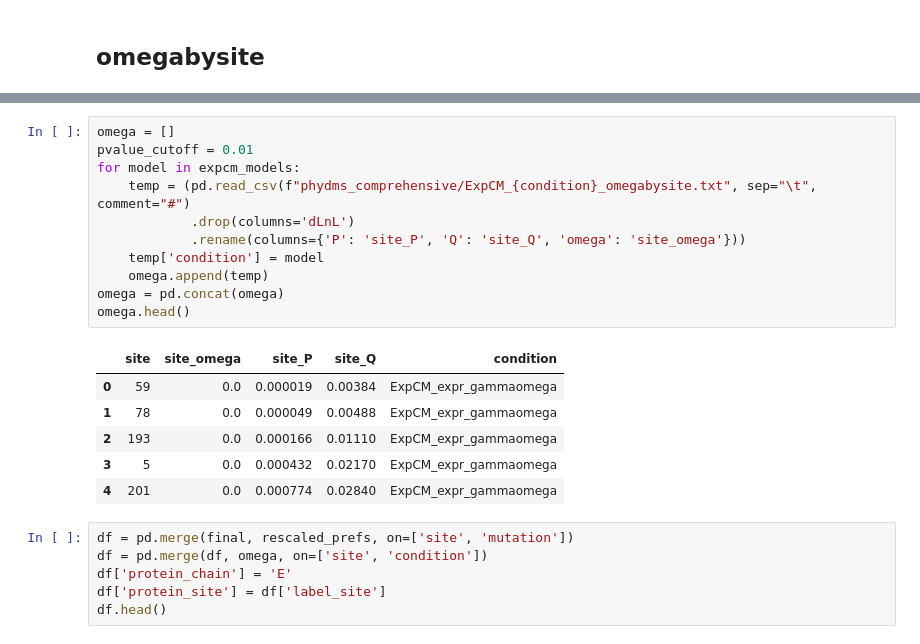
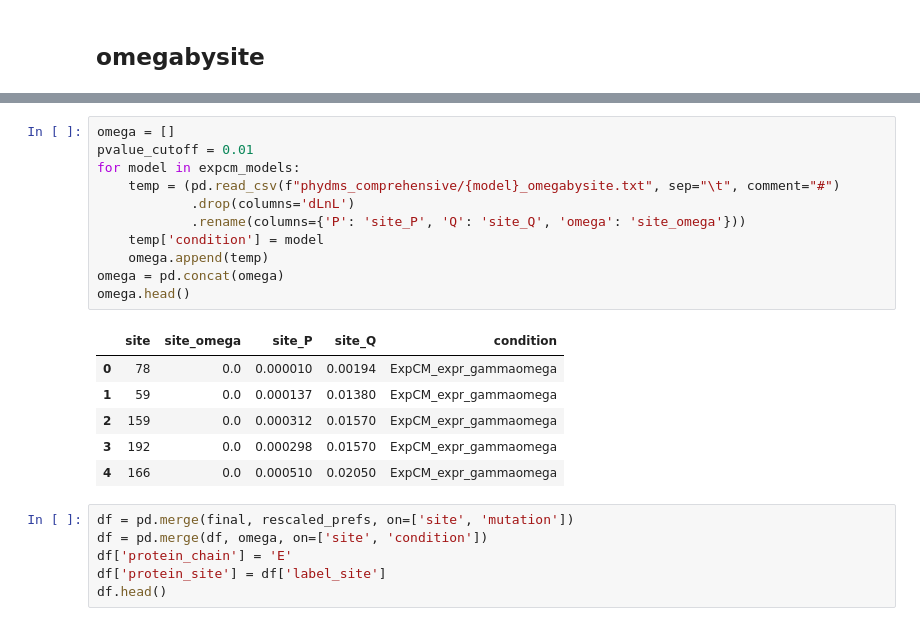
Before and after one commit to jbloomlab/SARS-CoV-phydms, a Jupyter notebook: phydms.ipynb, the cells around one changed output, grey strips where cells are left out. Cells and saved outputs as stored; diff of their text form.

Commit message:
fixed bug in omegabysite analysis

```diff
--- a/phydms.ipynb
+++ b/phydms.ipynb
@@ -216,21 +203,21 @@ There are 13 sites with sig (Q < 0.05) evidence for omega < 1.
 # %%
 omega = []
 pvalue_cutoff = 0.01
 for model in expcm_models:
-    temp = (pd.read_csv(f"phydms_comprehensive/ExpCM_{condition}_omegabysite.txt", sep="\t", comment="#")
+    temp = (pd.read_csv(f"phydms_comprehensive/{model}_omegabysite.txt", sep="\t", comment="#")
             .drop(columns='dLnL')
             .rename(columns={'P': 'site_P', 'Q': 'site_Q', 'omega': 'site_omega'}))
     temp['condition'] = model
     omega.append(temp)
 omega = pd.concat(omega)
 omega.head()
 # %% [output]
 |  | site | site_omega | site_P | site_Q | condition |
-| 0 | 59 | 0.0 | 0.000019 | 0.00384 | ExpCM_expr_gammaomega |
-| 1 | 78 | 0.0 | 0.000049 | 0.00488 | ExpCM_expr_gammaomega |
-| 2 | 193 | 0.0 | 0.000166 | 0.01110 | ExpCM_expr_gammaomega |
-| 3 | 5 | 0.0 | 0.000432 | 0.02170 | ExpCM_expr_gammaomega |
-| 4 | 201 | 0.0 | 0.000774 | 0.02840 | ExpCM_expr_gammaomega |
+| 0 | 78 | 0.0 | 0.000010 | 0.00194 | ExpCM_expr_gammaomega |
+| 1 | 59 | 0.0 | 0.000137 | 0.01380 | ExpCM_expr_gammaomega |
+| 2 | 159 | 0.0 | 0.000312 | 0.01570 | ExpCM_expr_gammaomega |
+| 3 | 192 | 0.0 | 0.000298 | 0.01570 | ExpCM_expr_gammaomega |
+| 4 | 166 | 0.0 | 0.000510 | 0.02050 | ExpCM_expr_gammaomega |
 # %%
 df = pd.merge(final, rescaled_prefs, on=['site', 'mutation'])
 df = pd.merge(df, omega, on=['site', 'condition'])
```
Also changed, not shown: parts of 5 cells of this notebook, 1 other file.
